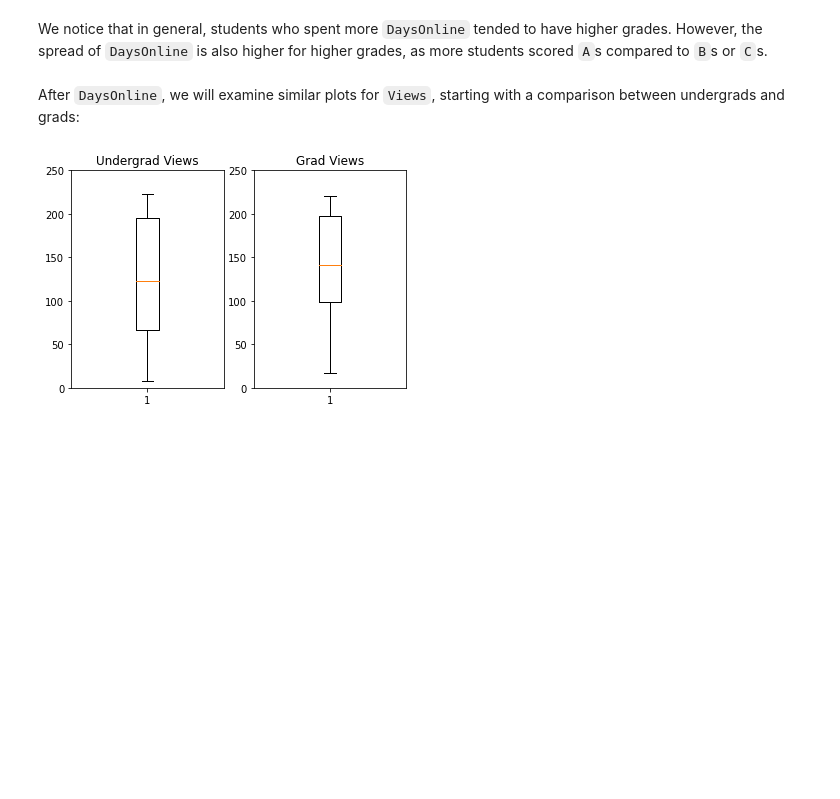
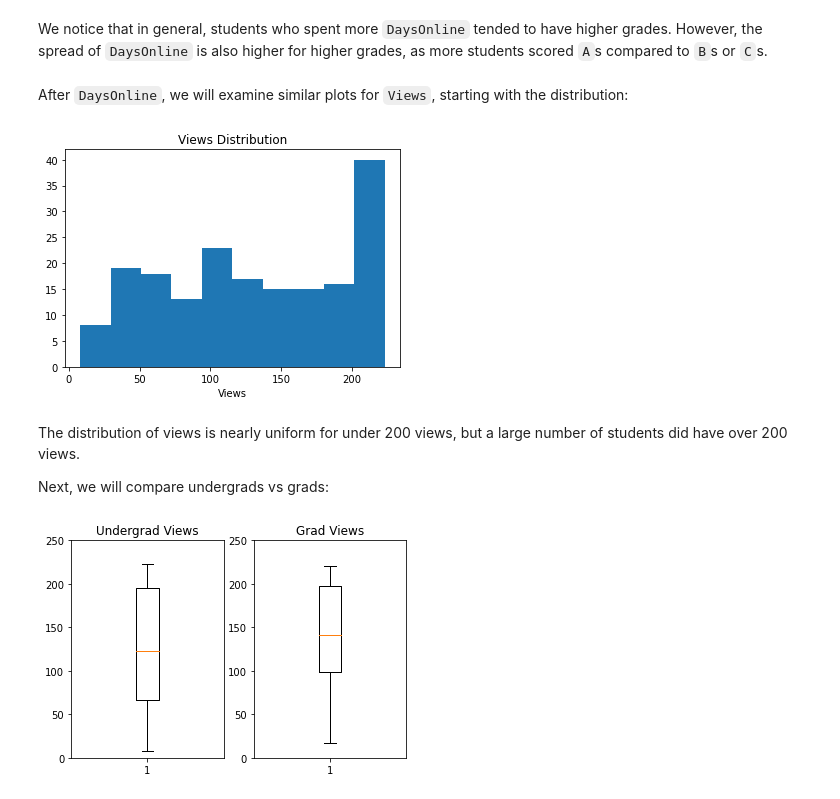
Before and after one commit to amandaliusa/piazza-network-analysis, a Jupyter notebook: visualizations_p_nodes_box.ipynb, the cells around one changed output. Cells and saved outputs as stored; diff of their text form; code cells hidden in the pictures; blank space fills up the shorter version.

```diff
--- a/visualizations_p_nodes_box.ipynb
+++ b/visualizations_p_nodes_box.ipynb
@@ -161,7 +172,18 @@ plt.show()
 # %% [markdown]
 We notice that in general, students who spent more `DaysOnline` tended to have higher grades. However, the spread of `DaysOnline` is also higher for higher grades, as more students scored `A`s compared to `B`s or `C`s.
 # %% [markdown]
-After `DaysOnline`, we will examine similar plots for `Views`, starting with a comparison between undergrads and grads:
+After `DaysOnline`, we will examine similar plots for `Views`, starting with the distribution:
+# %%
+plt.hist(df_student['Views'], bins=10)
+plt.title('Views Distribution')
+plt.xlabel('Views')
+plt.show()
+# %% [output]
+[figure, added]
+# %% [markdown]
+The distribution of views is nearly uniform for under 200 views, but a large number of students did have over 200 views.
+
+Next, we will compare undergrads vs grads:
 # %%
 fig, axs = plt.subplots(1, 2)
 
```
Also changed, not shown: parts of 3 cells of this notebook, 1 other file.
